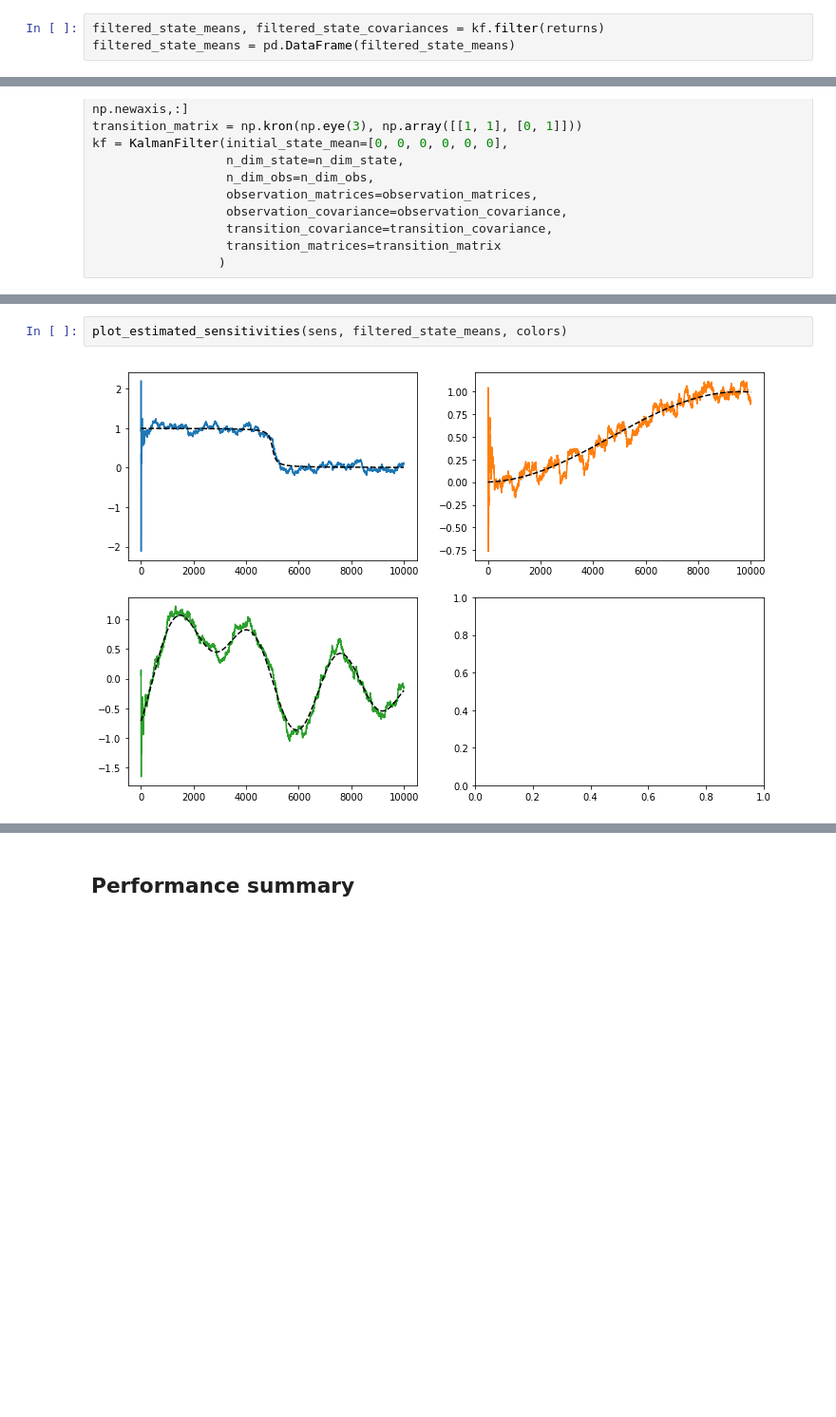
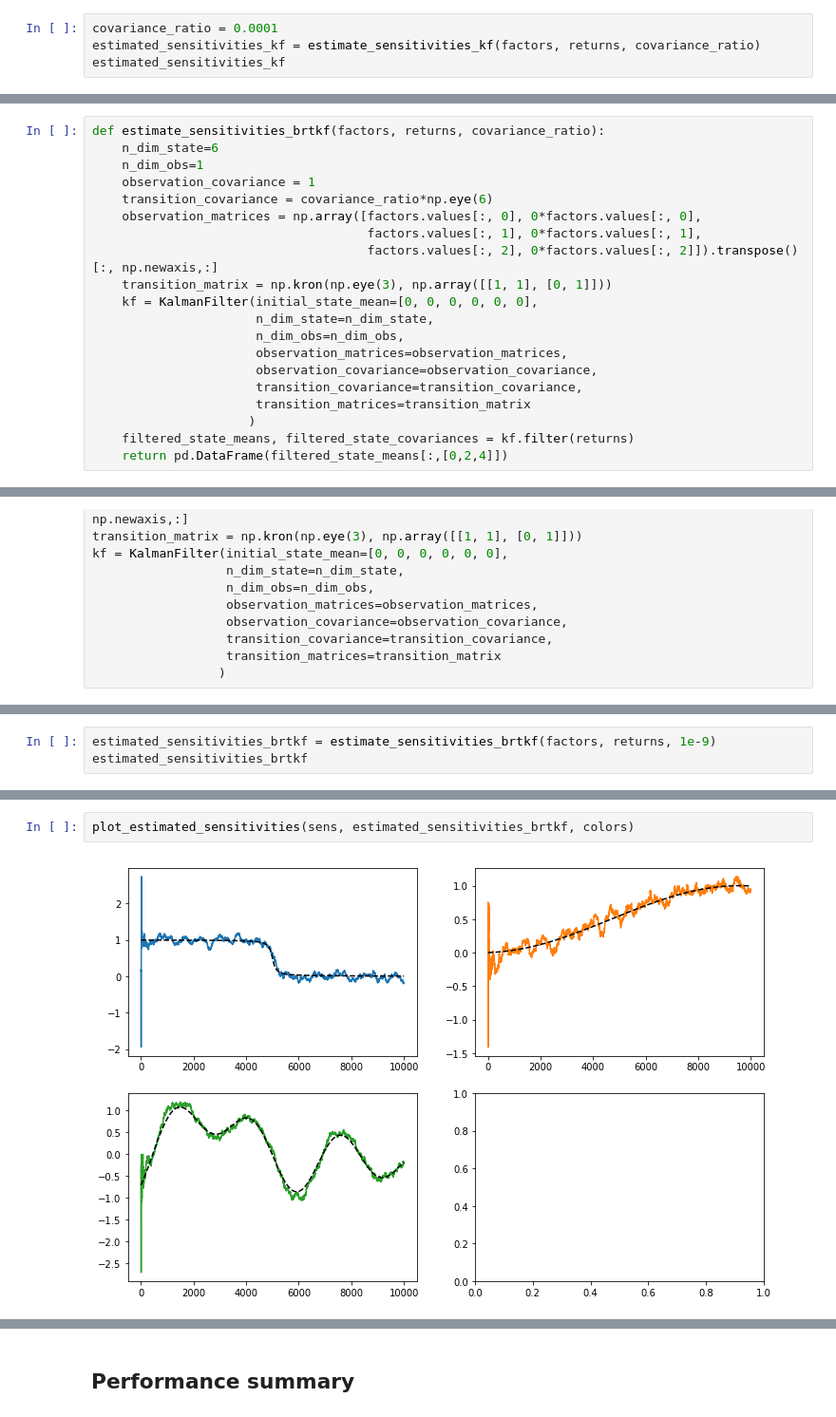
Before and after one commit to sam31415/time-dependent-estimation, a Jupyter notebook: Basic model Kalman.ipynb, the cells around one changed output, grey strips where cells are left out. Shown: that part at 95% size. Saved outputs shown, nothing was run; the diff lists cells and outputs as text; blank space fills up the shorter version.

```diff
--- a/Basic model Kalman.ipynb
+++ b/Basic model Kalman.ipynb
@@ -159,3 +213,4 @@ kf = KalmanFilter(initial_state_mean=[0,0,0],
-# %%
-filtered_state_means, filtered_state_covariances = kf.filter(returns)
-filtered_state_means = pd.DataFrame(filtered_state_means)
+# %%
+covariance_ratio = 0.0001
+estimated_sensitivities_kf = estimate_sensitivities_kf(factors, returns, covariance_ratio)
+estimated_sensitivities_kf
@@ -189,5 +292,25 @@ Weighted accuracy for Kalman naive trend, assuming the factors known: 0.89223676
 # %% [markdown]
 ## Bentz's random trend Kalman filter
+# %%
+def estimate_sensitivities_brtkf(factors, returns, covariance_ratio):
+    n_dim_state=6
+    n_dim_obs=1
+    observation_covariance = 1
+    transition_covariance = covariance_ratio*np.eye(6)
+    observation_matrices = np.array([factors.values[:, 0], 0*factors.values[:, 0],
+                                     factors.values[:, 1], 0*factors.values[:, 1],
+                                     factors.values[:, 2], 0*factors.values[:, 2]]).transpose()[:, np.newaxis,:]
+    transition_matrix = np.kron(np.eye(3), np.array([[1, 1], [0, 1]]))
+    kf = KalmanFilter(initial_state_mean=[0, 0, 0, 0, 0, 0],
+                      n_dim_state=n_dim_state,
+                      n_dim_obs=n_dim_obs,
+                      observation_matrices=observation_matrices,
+                      observation_covariance=observation_covariance,
+                      transition_covariance=transition_covariance,
+                      transition_matrices=transition_matrix
+                     )
+    filtered_state_means, filtered_state_covariances = kf.filter(returns)
+    return pd.DataFrame(filtered_state_means[:,[0,2,4]])
 # %%
 n_dim_state=6
 n_dim_obs=1
@@ -225,0 +349,3 @@ filtered_state_means = pd.DataFrame(filtered_state_means[:,[0,2,4]])
+# %%
+estimated_sensitivities_brtkf = estimate_sensitivities_brtkf(factors, returns, 1e-9)
+estimated_sensitivities_brtkf
@@ -226,6 +371,6 @@ filtered_state_means = pd.DataFrame(filtered_state_means[:,[0,2,4]])
 # %%
-plot_estimated_sensitivities(sens, filtered_state_means, colors)
+plot_estimated_sensitivities(sens, estimated_sensitivities_brtkf, colors)
 # %% [output]
-[figure, old version]
+[figure, new version]
 # %%
 burn_period = 500#window
```
Also changed, not shown: parts of 36 cells of this notebook.
